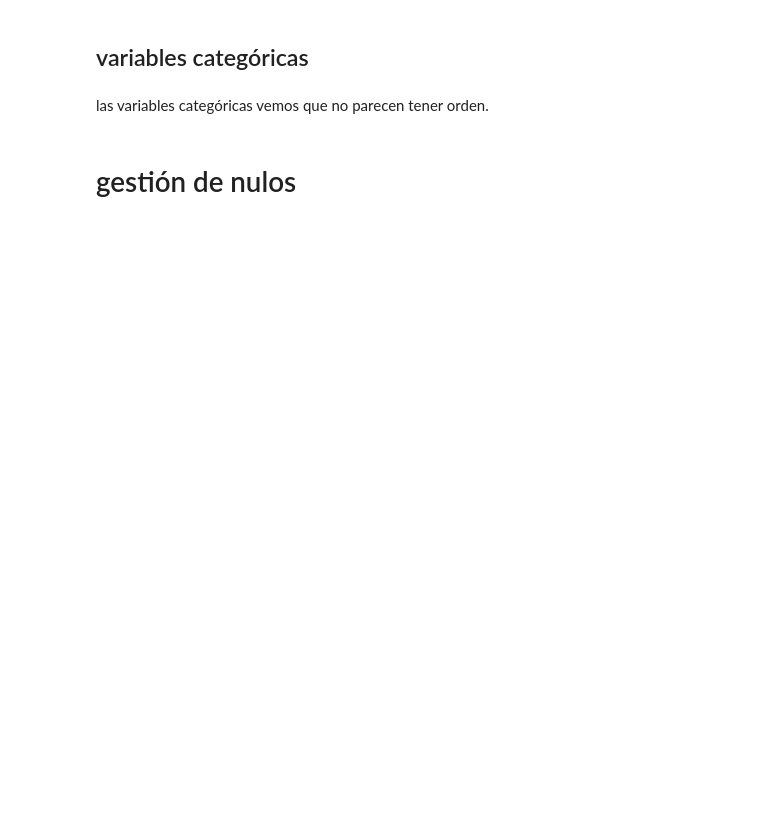
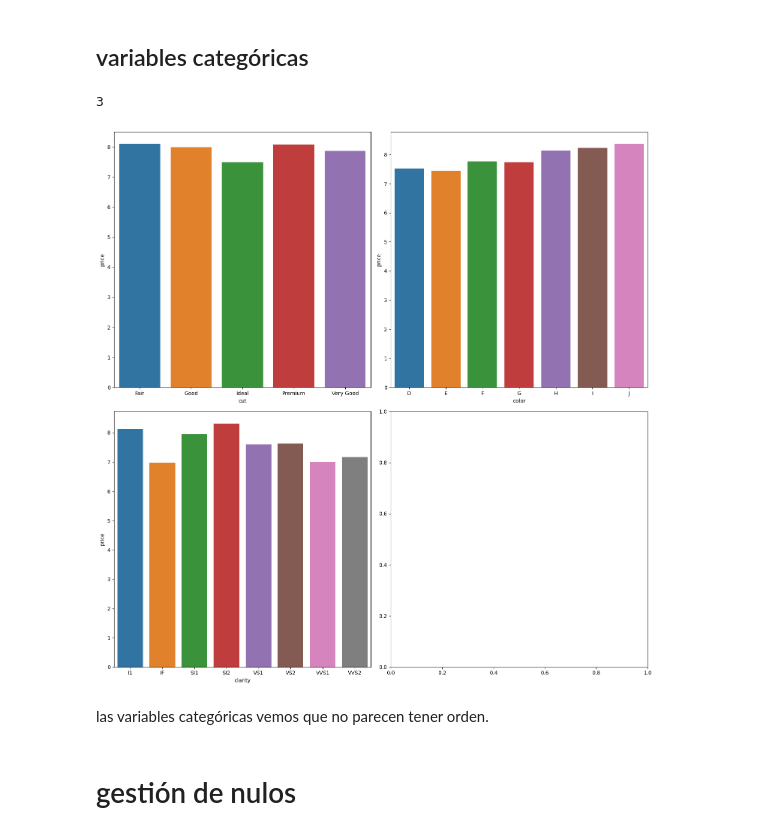
Before and after one commit to annassanchez/Kaggle-Competition, a Jupyter notebook: notebooks/main.ipynb, the cells around one changed output. Saved outputs shown, nothing was run; the diff lists cells and outputs as text; code cells hidden in the pictures; blank space fills up the shorter version.

```diff
--- a/notebooks/main.ipynb
+++ b/notebooks/main.ipynb
@@ -209,3 +182,8 @@ fig.tight_layout()
+# %%
+sp.chart_categoricas(df, 'price')
+# %% [output]
+3
+[figure, added]
 # %% [markdown]
 las variables categóricas vemos que no parecen tener orden.
 # %% [markdown]
```
Also changed, not shown: parts of 24 cells of this notebook.
